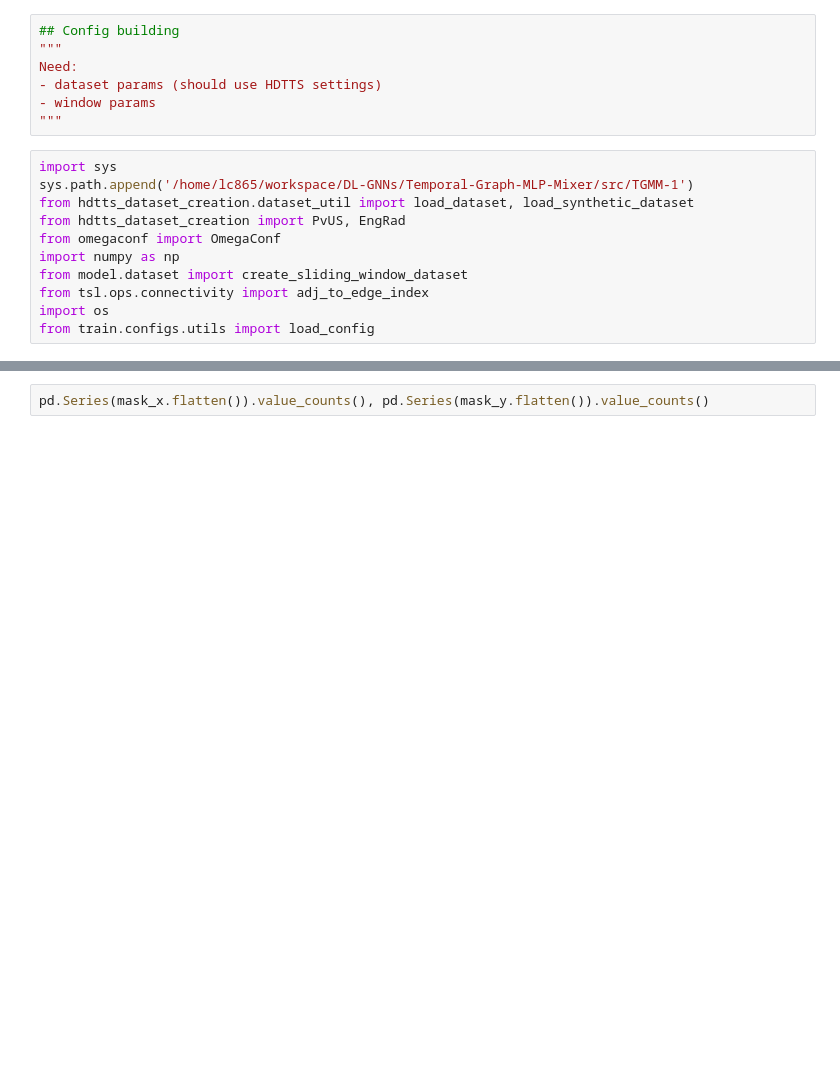
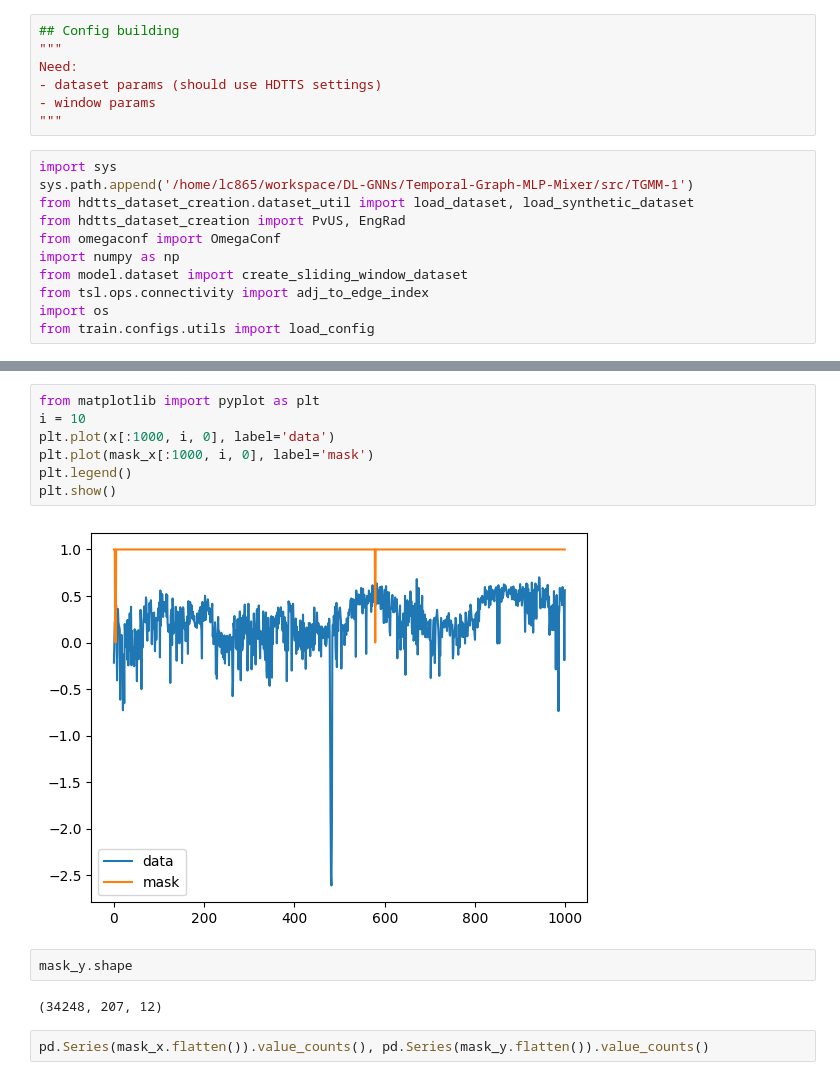
Before and after one commit to Mu-Bilal/Temporal-Graph-MLP-Mixer, a Jupyter notebook: src/TGMM-1/dev/dataset_understanding.ipynb, the cells around one changed output, grey strips where cells are left out. Cells and saved outputs as stored; diff of their text form; blank space fills up the shorter version.

```diff
--- a/src/TGMM-1/dev/dataset_understanding.ipynb
+++ b/src/TGMM-1/dev/dataset_understanding.ipynb
@@ -190,3 +191,16 @@ Predicted raw dataset size: 1.36 GB
+# %%
+from matplotlib import pyplot as plt
+i = 10
+plt.plot(x[:1000, i, 0], label='data')
+plt.plot(mask_x[:1000, i, 0], label='mask')
+plt.legend()
+plt.show()
+# %% [output]
+[figure, added]
+# %%
+mask_y.shape
+# %% [output]
+(34248, 207, 12)
 # %%
 pd.Series(mask_x.flatten()).value_counts(), pd.Series(mask_y.flatten()).value_counts()
 # %% [output]
```
Also changed, not shown: parts of 6 cells of this notebook, 2 other files.
